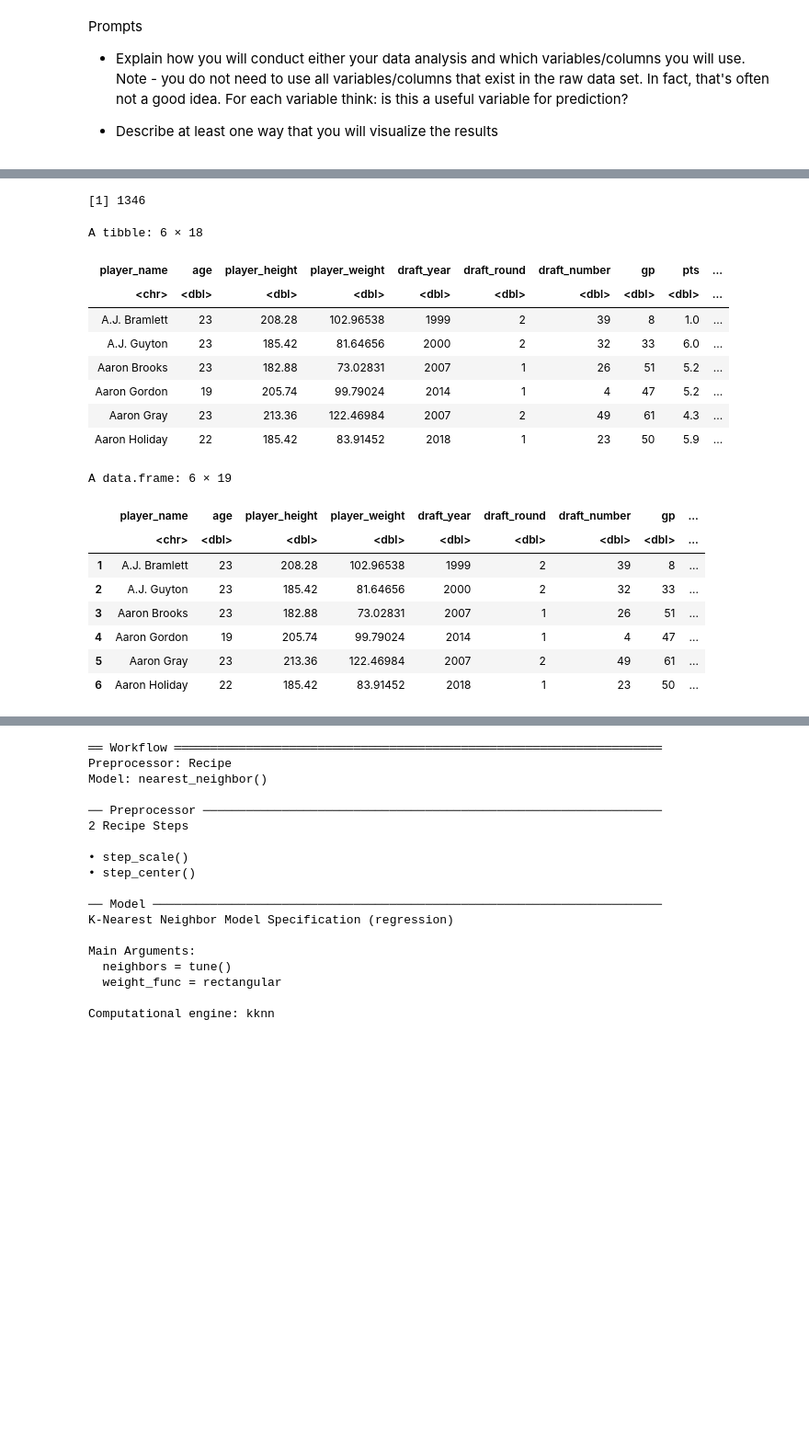
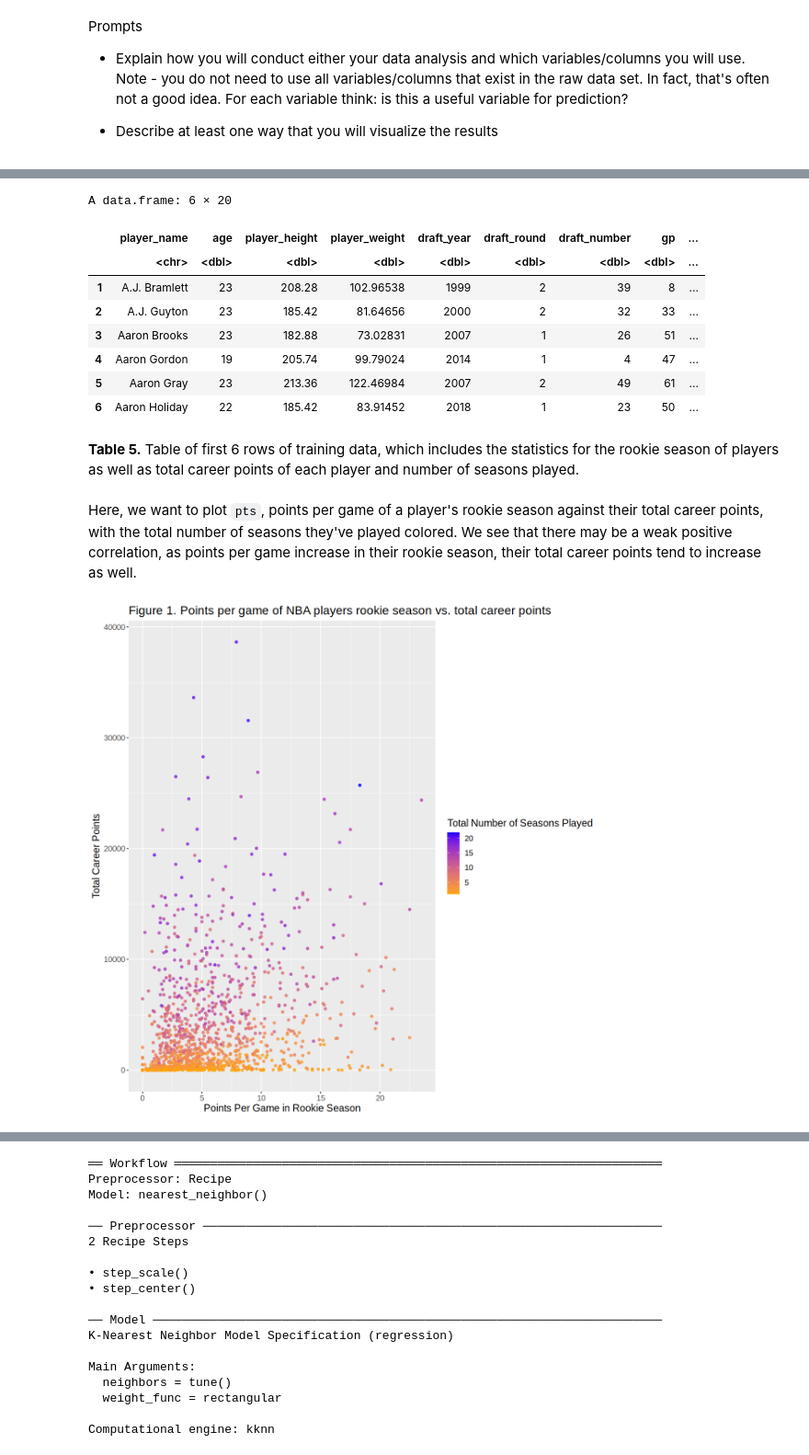
Before and after one commit to notjamesw/Group_Project_DSCI100, a Jupyter notebook: Project Report.ipynb, the cells around one changed output, grey strips where cells are left out. Shown at 92% size. Drawn from its saved outputs; the diff is of its cells as text; code cells hidden in the pictures; blank space fills up the shorter version.

```diff
--- a/Project Report.ipynb
+++ b/Project Report.ipynb
@@ -222,11 +224,15 @@ A tibble: 6 × 18
 # %%
-# finding career points of nba players drafted between 1996 and 2021 and played their first season before 2022 (inclusive)
+# finding number of seasons played of nba players drafted between 1996 and 2021 and played their first season before 2022
+nba_seasons_played <- nba_non_rookies_data |>
+    group_by(player_name) |>
+    summarize("seasons_played" = n()) |>
+    select("seasons_played")
+
+# finding career points of nba players drafted between 1996 and 2021 and played their first season before 2022
 nba_total_points <- nba_non_rookies_data |>
     group_by(player_name) |>
     summarize("total_points" = sum(pts*gp)) |>
     select("total_points")
-
-nrow(nba_total_points)
 
 # nba_training_labelled <- cbind(nba_training, nba_total_points)
 # head(nba_training_labelled)
@@ -235,30 +241,35 @@ nrow(nba_total_points)
 # to solve this issue, we must sort nba_training alphabetically and then cbind
 
 nba_training_ordered <- nba_training[order(nba_training$player_name),]
-head(nba_training_ordered)
 
-nba_training_labelled <- cbind(nba_training_ordered, nba_total_points)
+nba_training_labelled <- cbind(nba_training_ordered, nba_total_points, nba_seasons_played)
 head(nba_training_labelled)
 # %% [output]
-[1] 1346
+A data.frame: 6 × 20
-A tibble: 6 × 18
-| player_name | age | player_height | player_weight | draft_year | draft_round | draft_number | gp | pts | ... |
-| <chr> | <dbl> | <dbl> | <dbl> | <dbl> | <dbl> | <dbl> | <dbl> | <dbl> | ... |
-| A.J. Bramlett | 23 | 208.28 | 102.96538 | 1999 | 2 | 39 | 8 | 1.0 | ... |
-| A.J. Guyton | 23 | 185.42 | 81.64656 | 2000 | 2 | 32 | 33 | 6.0 | ... |
-| Aaron Brooks | 23 | 182.88 | 73.02831 | 2007 | 1 | 26 | 51 | 5.2 | ... |
-| Aaron Gordon | 19 | 205.74 | 99.79024 | 2014 | 1 | 4 | 47 | 5.2 | ... |
-| Aaron Gray | 23 | 213.36 | 122.46984 | 2007 | 2 | 49 | 61 | 4.3 | ... |
-| Aaron Holiday | 22 | 185.42 | 83.91452 | 2018 | 1 | 23 | 50 | 5.9 | ... |
+|  | player_name | age | player_height | player_weight | draft_year | draft_round | draft_number | gp | ... |
+|  | <chr> | <dbl> | <dbl> | <dbl> | <dbl> | <dbl> | <dbl> | <dbl> | ... |
+| 1 | A.J. Bramlett | 23 | 208.28 | 102.96538 | 1999 | 2 | 39 | 8 | ... |
+| 2 | A.J. Guyton | 23 | 185.42 | 81.64656 | 2000 | 2 | 32 | 33 | ... |
+| 3 | Aaron Brooks | 23 | 182.88 | 73.02831 | 2007 | 1 | 26 | 51 | ... |
+| 4 | Aaron Gordon | 19 | 205.74 | 99.79024 | 2014 | 1 | 4 | 47 | ... |
+| 5 | Aaron Gray | 23 | 213.36 | 122.46984 | 2007 | 2 | 49 | 61 | ... |
+| 6 | Aaron Holiday | 22 | 185.42 | 83.91452 | 2018 | 1 | 23 | 50 | ... |
-A data.frame: 6 × 19
-|  | player_name | age | player_height | player_weight | draft_year | draft_round | draft_number | gp | ... |
-|  | <chr> | <dbl> | <dbl> | <dbl> | <dbl> | <dbl> | <dbl> | <dbl> | ... |
-| 1 | A.J. Bramlett | 23 | 208.28 | 102.96538 | 1999 | 2 | 39 | 8 | ... |
-| 2 | A.J. Guyton | 23 | 185.42 | 81.64656 | 2000 | 2 | 32 | 33 | ... |
-| 3 | Aaron Brooks | 23 | 182.88 | 73.02831 | 2007 | 1 | 26 | 51 | ... |
-| 4 | Aaron Gordon | 19 | 205.74 | 99.79024 | 2014 | 1 | 4 | 47 | ... |
-| 5 | Aaron Gray | 23 | 213.36 | 122.46984 | 2007 | 2 | 49 | 61 | ... |
-| 6 | Aaron Holiday | 22 | 185.42 | 83.91452 | 2018 | 1 | 23 | 50 | ... |
+# %% [markdown]
+**Table 5.** Table of first 6 rows of training data, which includes the statistics for the rookie season of players as well as total career points of each player and number of seasons played.
+# %% [markdown]
+Here, we want to plot `pts`, points per game of a player's rookie season against their total career points, with the total number of seasons they've played colored. We see that there may be a weak positive correlation, as points per game increase in their rookie season, their total career points tend to increase as well.
+# %%
+options(repr.plot.width = 10, repr.plot.height = 10)
+nba_plot <- ggplot(nba_training_labelled, aes(x = pts,
+                                                y = total_points, color = seasons_played)) +
+  geom_point(alpha = 0.8) +
+  labs(x = "Points Per Game in Rookie Season", y = "Total Career Points",
+       title = "Figure 1. Points per game of NBA players rookie season vs. total career points") +
+  theme(text = element_text(size = 14)) +
+    scale_colour_gradient(low = "orange", high = "blue", name = "Total Number of Seasons Played")
+nba_plot
+# %% [output]
+[figure, added]
 # %% [markdown]
 ## Regression ##
 
```
Also changed, not shown: parts of 38 cells of this notebook.
